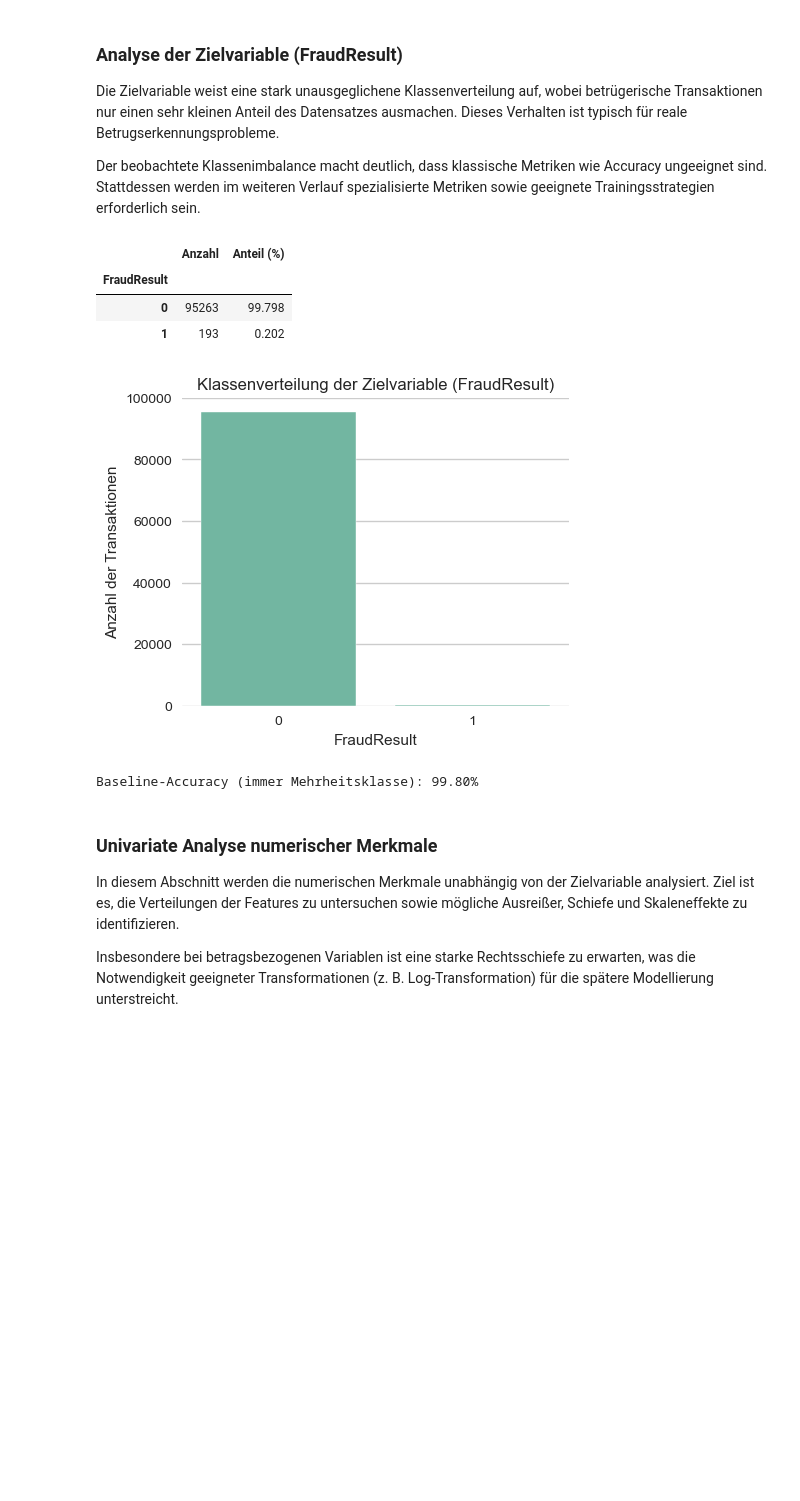
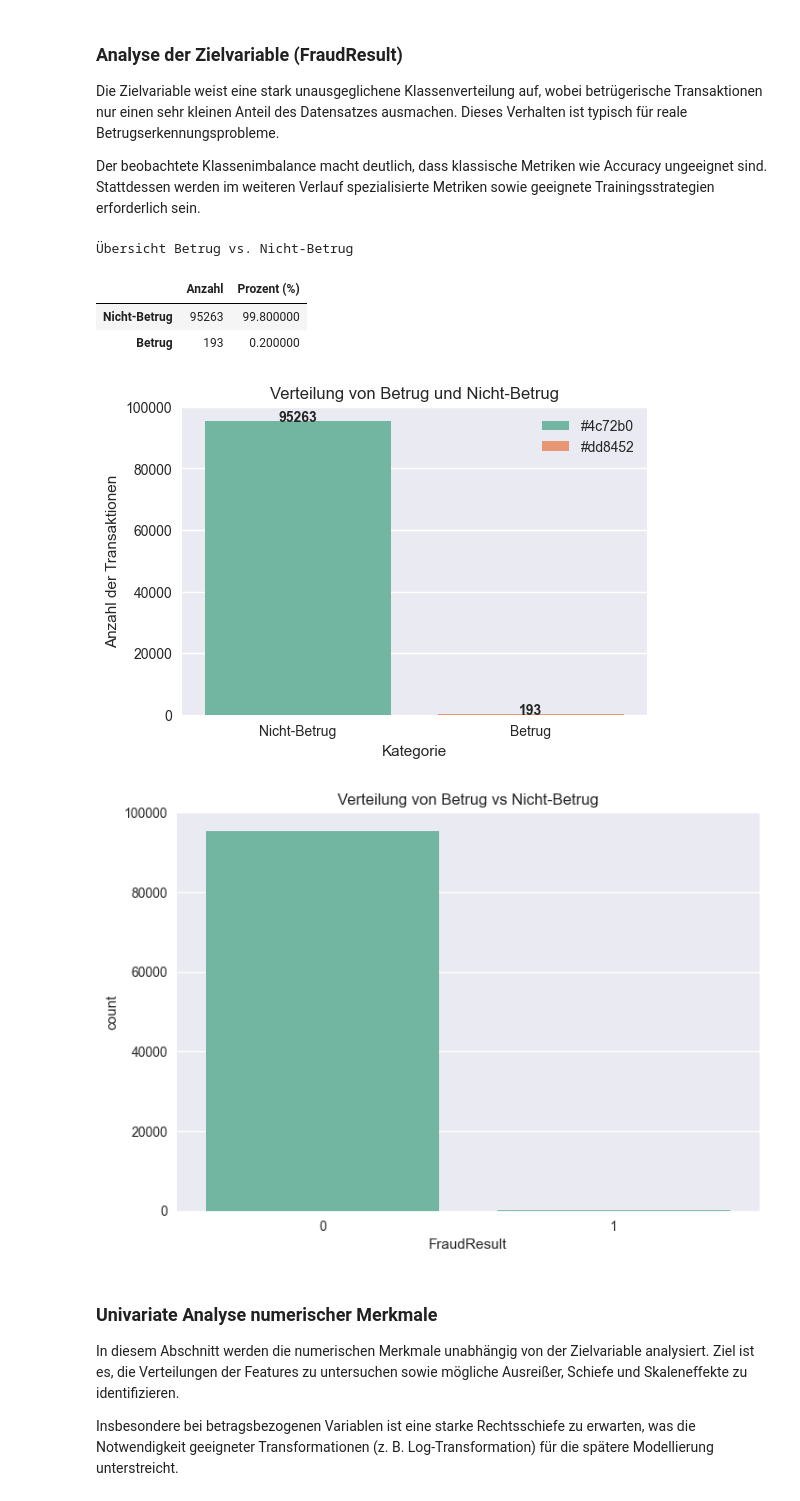
Before and after one commit to dorypat/KI-Fraud-Detection, a Jupyter notebook: notebooks/03_eda.ipynb, the cells around one changed output. Cells and saved outputs as stored; diff of their text form; code cells hidden in the pictures; blank space fills up the shorter version.

Commit message:
add new table

```diff
--- a/notebooks/03_eda.ipynb
+++ b/notebooks/03_eda.ipynb
@@ -35,41 +35,42 @@ Die Zielvariable weist eine stark unausgeglichene Klassenverteilung auf, wobei b
 
 Der beobachtete Klassenimbalance macht deutlich, dass klassische Metriken wie Accuracy ungeeignet sind. Stattdessen werden im weiteren Verlauf spezialisierte Metriken sowie geeignete Trainingsstrategien erforderlich sein.
 # %%
-# Analyse der Zielvariable: FraudResult
+import seaborn as sns
+import matplotlib.pyplot as plt
 
-TARGET = "FraudResult"
-
-# Absolute Verteilung
-counts = df[TARGET].value_counts().sort_index()
-
-# Relative Verteilung
-proportions = df[TARGET].value_counts(normalize=True).sort_index() * 100
-
-summary = pd.DataFrame({
-    "Anzahl": counts,
-    "Anteil (%)": proportions.round(3)
+fraud_counts = df['FraudResult'].value_counts()
+fraud_table = pd.DataFrame({
+    'Anzahl': fraud_counts,
+    'Prozent (%)': (fraud_counts / fraud_counts.sum() * 100).round(2)
 })
 
-display(summary)
+fraud_table.index = ['Nicht-Betrug', 'Betrug']
 
-# Visualisierung der Klassenverteilung
-plt.figure(figsize=(5, 4))
-sns.countplot(x=TARGET, data=df)
-plt.title("Klassenverteilung der Zielvariable (FraudResult)")
-plt.xlabel("FraudResult")
+print("Übersicht Betrug vs. Nicht-Betrug")
+display(fraud_table.style.background_gradient(cmap='Reds'))
+
+plt.figure(figsize=(6,4))
+sns.barplot(x=fraud_table.index, y=fraud_table['Anzahl'], palette='Set2',hue=['#4c72b0', '#dd8452'])
+plt.title("Verteilung von Betrug und Nicht-Betrug")
+plt.xlabel("Kategorie")
 plt.ylabel("Anzahl der Transaktionen")
+
+# Ajouter les valeurs au-dessus des barres
+for i, val in enumerate(fraud_table['Anzahl']):
+    plt.text(i, val + 50, str(val), ha='center', fontweight='bold')
+
 plt.show()
 
-# Baseline Accuracy (Mehrheitsklasse)
-baseline_acc = counts.max() / len(df) * 100
-print(f"Baseline-Accuracy (immer Mehrheitsklasse): {baseline_acc:.2f}%")
+sns.countplot(x='FraudResult', data=df)
+plt.title("Verteilung von Betrug vs Nicht-Betrug")
+plt.show()
 # %% [output]
+Übersicht Betrug vs. Nicht-Betrug
-|  | Anzahl | Anteil (%) |
-| FraudResult |  |  |
-| 0 | 95263 | 99.798 |
-| 1 | 193 | 0.202 |
+|  | Anzahl | Prozent (%) |
+| Nicht-Betrug | 95263 | 99.800000 |
+| Betrug | 193 | 0.200000 |
-[figure, old version]
+[figure, new version]
-Baseline-Accuracy (immer Mehrheitsklasse): 99.80%
+[figure, added]
 # %% [markdown]
 ### Univariate Analyse numerischer Merkmale
 
```
Also changed, not shown: parts of 5 cells of this notebook.
